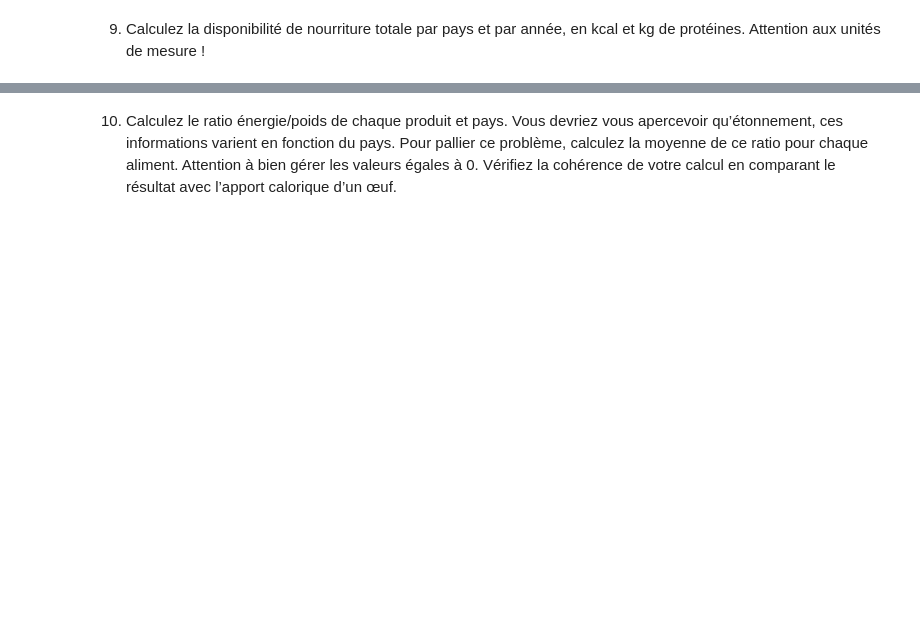
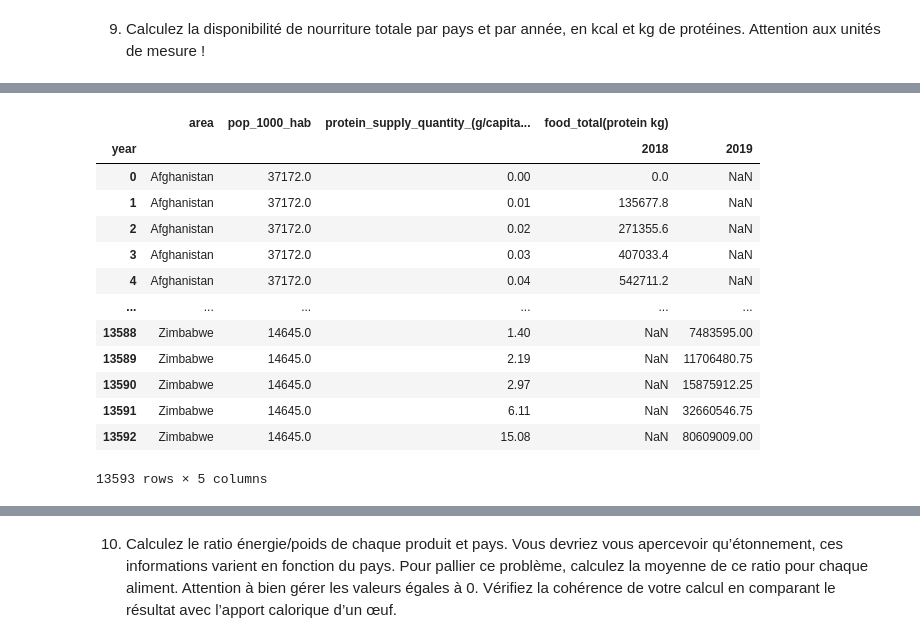
Before and after one commit to NinaNusb/FAOSTAT, a Jupyter notebook: df_list/FAOSTAT.ipynb, the cells around one changed output, grey strips where cells are left out. Saved outputs shown, nothing was run; the diff lists cells and outputs as text; code cells hidden in the pictures; blank space fills up the shorter version.

```diff
--- a/df_list/FAOSTAT.ipynb
+++ b/df_list/FAOSTAT.ipynb
@@ -810,3 +791,0 @@ df_pop2
-# %%
-
-data['taux_croissance_pop_18_19']=(data['year' == 2019]['pop_1000_hab'])
@@ -901,0 +873,24 @@ display(total_pays2)
+# %%
+data_pivot=data.pivot_table(
+    index=['area','pop_1000_hab',
+       'protein_supply_quantity_(g/capita/day)'],
+    columns=['year'],
+    values=['food_total(protein kg)']
+).reset_index()
+# %%
+data_pivot
+# %% [output]
+|  | area | pop_1000_hab | protein_supply_quantity_(g/capita... | food_total(protein kg) |  |
+| year |  |  |  | 2018 | 2019 |
+| 0 | Afghanistan | 37172.0 | 0.00 | 0.0 | NaN |
+| 1 | Afghanistan | 37172.0 | 0.01 | 135677.8 | NaN |
+| 2 | Afghanistan | 37172.0 | 0.02 | 271355.6 | NaN |
+| 3 | Afghanistan | 37172.0 | 0.03 | 407033.4 | NaN |
+| 4 | Afghanistan | 37172.0 | 0.04 | 542711.2 | NaN |
+| ... | ... | ... | ... | ... | ... |
+| 13588 | Zimbabwe | 14645.0 | 1.40 | NaN | 7483595.00 |
+| 13589 | Zimbabwe | 14645.0 | 2.19 | NaN | 11706480.75 |
+| 13590 | Zimbabwe | 14645.0 | 2.97 | NaN | 15875912.25 |
+| 13591 | Zimbabwe | 14645.0 | 6.11 | NaN | 32660546.75 |
+| 13592 | Zimbabwe | 14645.0 | 15.08 | NaN | 80609009.00 |
+13593 rows × 5 columns
```
Also changed, not shown: parts of 31 cells of this notebook.
